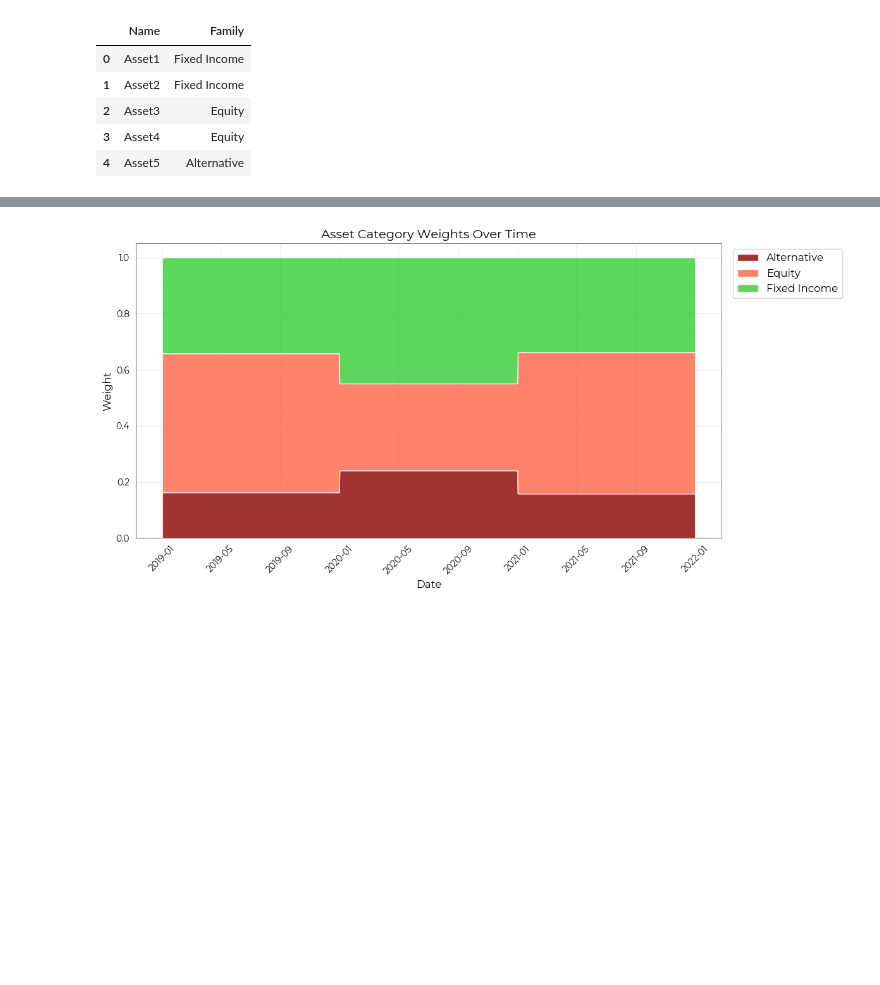
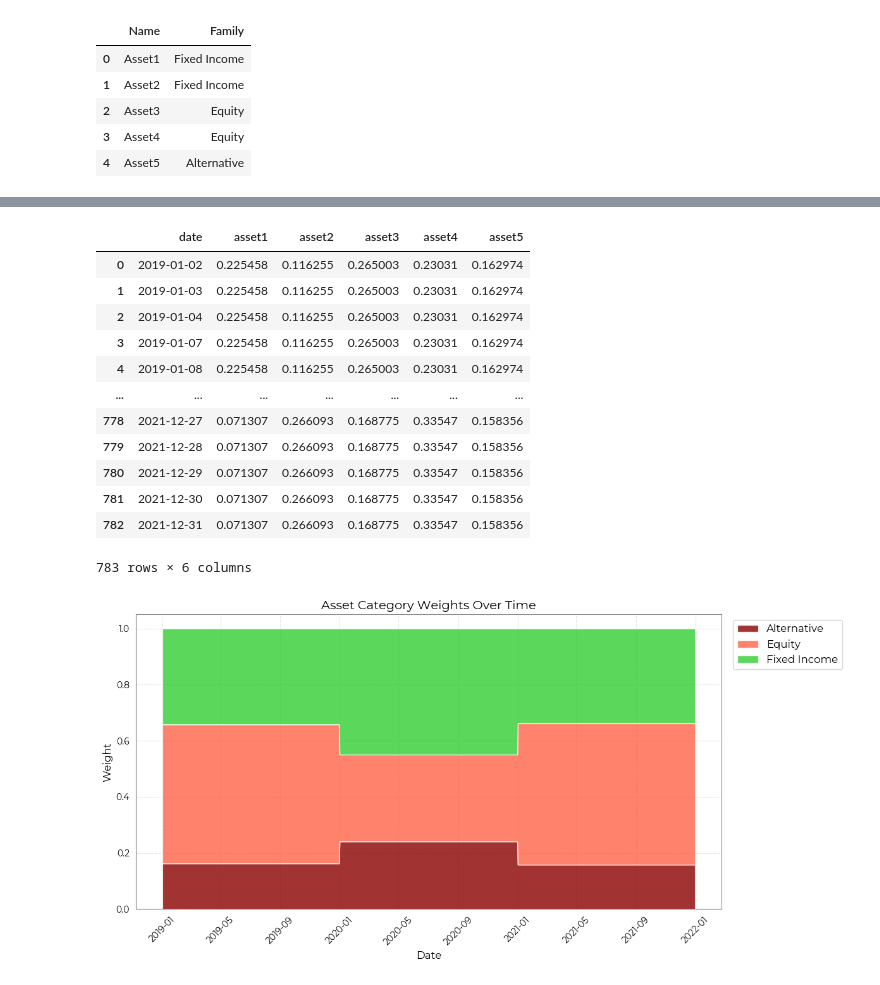
Before and after one commit to annnieglez/portfolio-analysis, a Jupyter notebook: Tech-Challenge.ipynb, the cells around one changed output, grey strips where cells are left out. Drawn from its saved outputs; the diff is of its cells as text; code cells hidden in the pictures; blank space fills up the shorter version.

```diff
--- a/Tech-Challenge.ipynb
+++ b/Tech-Challenge.ipynb
@@ -302,3 +311,19 @@ asset_info.head()
+# %%
+assets_w_clean
+# %% [output]
+|  | date | asset1 | asset2 | asset3 | asset4 | asset5 |
+| 0 | 2019-01-02 | 0.225458 | 0.116255 | 0.265003 | 0.23031 | 0.162974 |
+| 1 | 2019-01-03 | 0.225458 | 0.116255 | 0.265003 | 0.23031 | 0.162974 |
+| 2 | 2019-01-04 | 0.225458 | 0.116255 | 0.265003 | 0.23031 | 0.162974 |
+| 3 | 2019-01-07 | 0.225458 | 0.116255 | 0.265003 | 0.23031 | 0.162974 |
+| 4 | 2019-01-08 | 0.225458 | 0.116255 | 0.265003 | 0.23031 | 0.162974 |
+| ... | ... | ... | ... | ... | ... | ... |
+| 778 | 2021-12-27 | 0.071307 | 0.266093 | 0.168775 | 0.33547 | 0.158356 |
+| 779 | 2021-12-28 | 0.071307 | 0.266093 | 0.168775 | 0.33547 | 0.158356 |
+| 780 | 2021-12-29 | 0.071307 | 0.266093 | 0.168775 | 0.33547 | 0.158356 |
+| 781 | 2021-12-30 | 0.071307 | 0.266093 | 0.168775 | 0.33547 | 0.158356 |
+| 782 | 2021-12-31 | 0.071307 | 0.266093 | 0.168775 | 0.33547 | 0.158356 |
+783 rows × 6 columns
 # %%
 al = viz.plot_category_area_chart(assets_w_clean, asset_info)
 al
```
Also changed, not shown: parts of 4 cells of this notebook, 1 other file.
